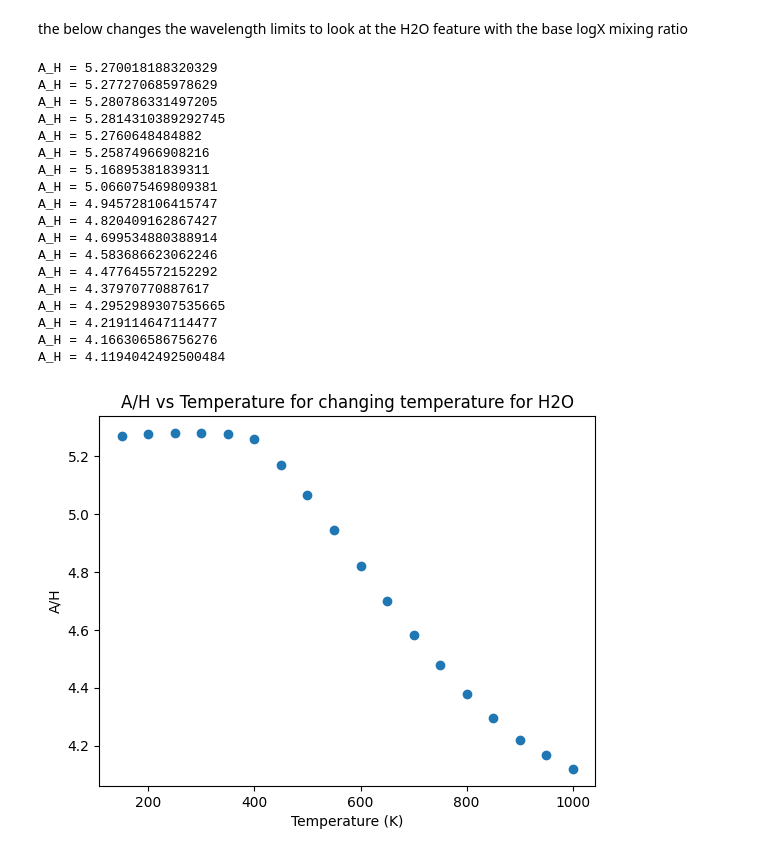
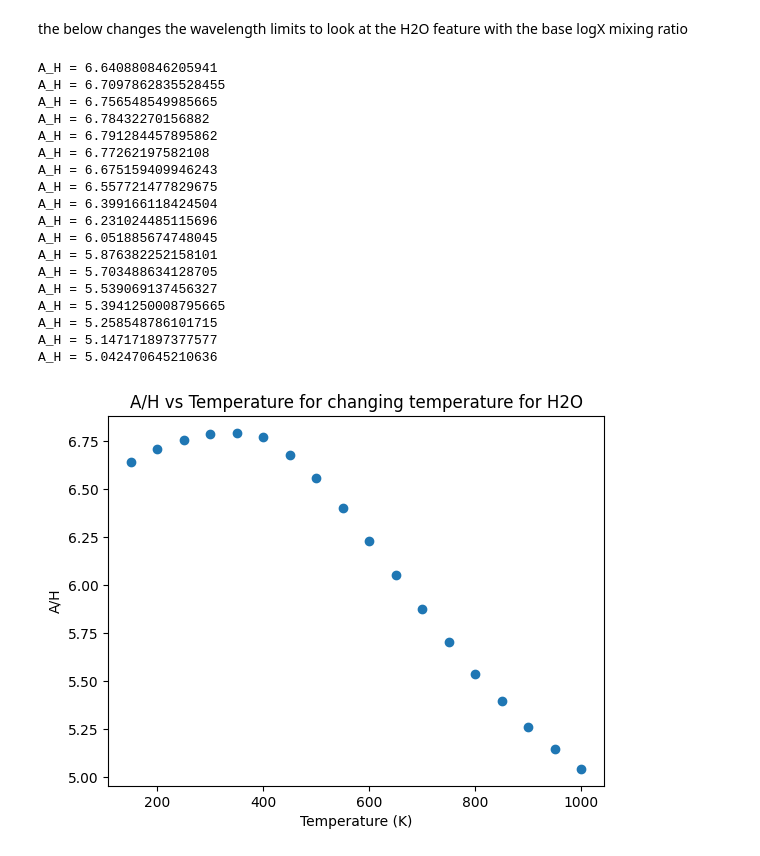
Before and after one commit to JackDavidMaher/Group-Studies---Exoplanets, a Jupyter notebook: Notebooks/Evelyn2.ipynb, the cells around one changed output. Saved outputs shown, nothing was run; the diff lists cells and outputs as text; code cells hidden in the pictures.

```diff
--- a/Notebooks/Evelyn2.ipynb
+++ b/Notebooks/Evelyn2.ipynb
@@ -12,7 +12,7 @@ import warnings
 warnings.filterwarnings('ignore')
 import numpy as np
 import matplotlib.pyplot as plt
-import pandas as pd
+#import pandas as pd
 
 A_H_Array = []
 feature_height_ppm_Array = []
@@ -267,7 +267,7 @@ while rowCount < len(planetaryParameters):
 	depth_data = transit_depth
 
 	# 2. Find Left Trough (4-4.3 um)
-	left_mask = (lam_data >= 1.2) & (lam_data <= 1.35)   #H2O feature
+	left_mask = (lam_data >= 1.24) & (lam_data <= 1.29)   #H2O feature
 	#left_mask = (lam_data >= 4.1) & (lam_data <= 4.15)   # CO2 feature
 	# Extract values in that window
 	left_depth_values = depth_data[left_mask]
@@ -277,11 +277,11 @@ while rowCount < len(planetaryParameters):
 	left_lam_target = np.mean(left_lam_values)
 
 	# 3. Find Right Trough (4.6-4.8 um)
-	right_mask = (lam_data >= 1.45) & (lam_data <= 1.6)   #H2O feature
+	# right_mask = (lam_data >= 1.45) & (lam_data <= 1.6)   #H2O feature
 	#right_mask = (lam_data >= 4.6) & (lam_data <= 4.8)   # CO2 feature
 
 	# 4. Identify the Peak region between those two troughs
-	peak_mask = (lam_data >= 1.38) & (lam_data <= 1.42)   #H2O feature
+	peak_mask = (lam_data >= 1.38) & (lam_data <= 1.41)   #H2O feature
     #peak_mask = (lam_data >= 4.25) & (lam_data <= 4.28)   # CO2 feature
 	# Extract values in that window
 	peak_region_depths = depth_data[peak_mask]
@@ -294,52 +294,56 @@ while rowCount < len(planetaryParameters):
 	feature_height_ppm = (peak_val - left_val) * 1e6
 	feature_height_ppm_Array.append(feature_height_ppm)
 
 
 	# The "Error" is the standard deviation of the points in the peak region
 	# This represents the local variation/noise in your model
 	peak_scatter_error_ppm = np.std(peak_region_depths) * 1e6
 
 
 	# print(f"--- {PName} ---")
 	# print(f"Feature Height: {feature_height_ppm:.2f} ppm")
 	# print(peak_x_value)
 
 	mu = mu/sc.u # convert back from kg to amu for scale height calculation
 	#print(f"The mean molecular weight is: {mu}")
 	scale_height = (sc.k * Tp) / (mu * gp * sc.m_p)
 	scale_height_array.append(scale_height)
 
 	A_H = feature_height_ratio * (Rs ** 2) / (2*scale_height*Rp)
 	A_H_Array.append(A_H)
 	print('A_H =', A_H)
 
 	rowCount += 1
 
 plt.scatter(temp_values, A_H_Array, marker='o')
 plt.xlabel('Temperature (K)')
 plt.ylabel('A/H')
 plt.title('A/H vs Temperature for changing temperature for H2O')
 plt.show()
+
+
+A_H_original = A_H_Array.copy()
+temp_original = temp_values.copy()
 # %% [output]
-A_H = 5.270018188320329
-A_H = 5.277270685978629
-A_H = 5.280786331497205
-A_H = 5.2814310389292745
-A_H = 5.2760648484882
-A_H = 5.25874966908216
-A_H = 5.16895381839311
-A_H = 5.066075469809381
-A_H = 4.945728106415747
-A_H = 4.820409162867427
-A_H = 4.699534880388914
-A_H = 4.583686623062246
-A_H = 4.477645572152292
-A_H = 4.37970770887617
-A_H = 4.2952989307535665
-A_H = 4.219114647114477
-A_H = 4.166306586756276
-A_H = 4.1194042492500484
+A_H = 6.640880846205941
+A_H = 6.7097862835528455
+A_H = 6.756548549985665
+A_H = 6.78432270156882
+A_H = 6.791284457895862
+A_H = 6.77262197582108
+A_H = 6.675159409946243
+A_H = 6.557721477829675
+A_H = 6.399166118424504
+A_H = 6.231024485115696
+A_H = 6.051885674748045
+A_H = 5.876382252158101
+A_H = 5.703488634128705
+A_H = 5.539069137456327
+A_H = 5.3941250008795665
+A_H = 5.258548786101715
+A_H = 5.147171897377577
+A_H = 5.042470645210636
-[figure, old version]
+[figure, new version]
 # %%
 import numpy as np
 import os
```
Also changed, not shown: parts of 3 cells of this notebook.
